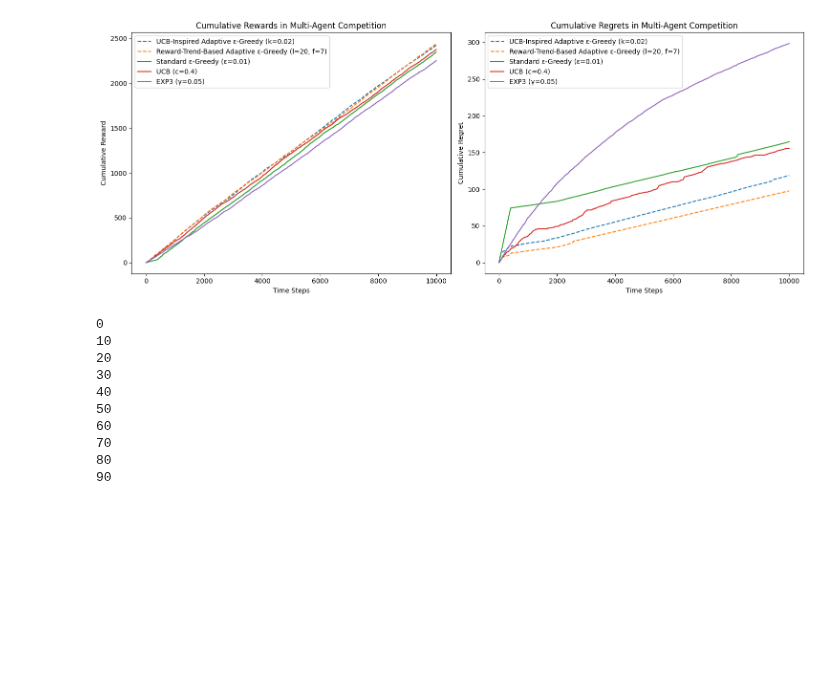
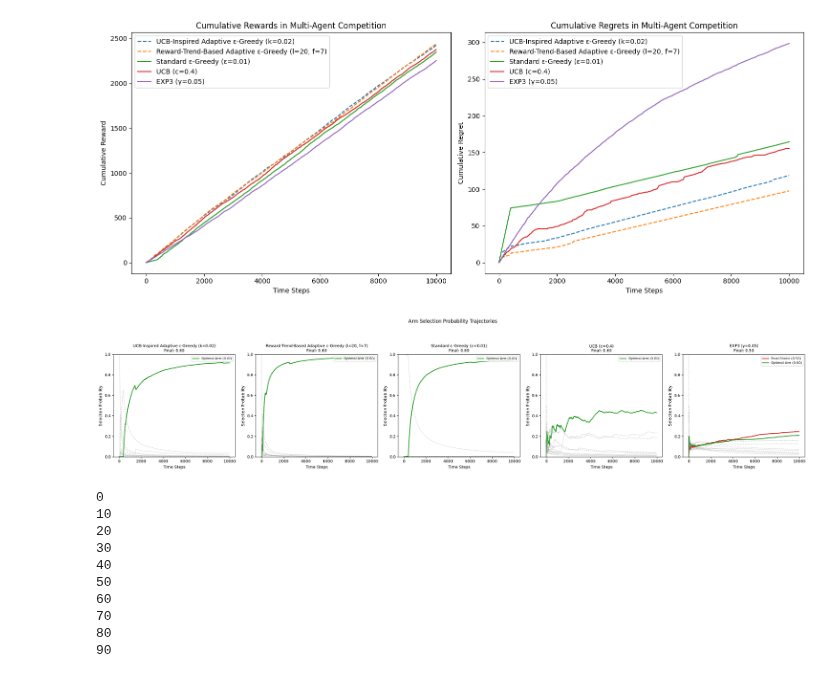
Before and after one commit to jessie-1001/RS-PROJECT, a Jupyter notebook: New_Algorithm_in_OTC.ipynb, the cells around one changed output. Saved outputs shown, nothing was run; the diff lists cells and outputs as text; code cells hidden in the pictures; blank space fills up the shorter version.

```diff
--- a/New_Algorithm_in_OTC.ipynb
+++ b/New_Algorithm_in_OTC.ipynb
@@ -954,6 +954,84 @@ plt.tight_layout()
 plt.show()
 # %% [output]
 [figure]
+# %%
+# ==========================
+# Visualization: Arm Selection Probability (Float-Compatible)
+# ==========================
+plt.figure(figsize=(25, 5))
+
+# Calculate optimal arm once
+expected_rewards = [s * env.get_execution_prob(s) for s in spreads]
+optimal_arm = np.argmax(expected_rewards)
+
+# Get algorithm labels from agent_tuples
+algo_labels = [agent['label'] for agent in agent_configs]  # Extract algorithm names
+
+# Convert float spread values to arm indices
+tolerance = 1e-6  # For floating point comparisons
+arm_indices = np.zeros_like(spread_history, dtype=int)
+for i, spread in enumerate(spreads):
+    arm_indices[np.isclose(spread_history, spread, atol=tolerance)] = i
+
+# Create subplots based on number of algorithms
+num_algorithms = spread_history.shape[1]  # Assuming shape (num_steps, num_algorithms)
+for idx in range(num_algorithms):
+    plt.subplot(1, num_algorithms, idx+1)
+
+    # Get this algorithm's arm selections
+    algorithm_choices = arm_indices[:, idx]  # Get column for this algorithm
+    final_arm = np.bincount(algorithm_choices).argmax()
+    is_suboptimal = (final_arm != optimal_arm)
+
+    # Convert to probability trajectories
+    prob_curves = []
+    handles, labels = [], []
+
+    for arm_idx in range(num_arms):
+        is_selected = (algorithm_choices == arm_idx).astype(float)
+        cum_prob = np.cumsum(is_selected) / (np.arange(len(algorithm_choices)) + 1)
+        prob_curves.append(cum_prob)
+
+    # Plot with legend tracking
+    for arm_idx, curve in enumerate(prob_curves):
+        color = 'gray'
+        alpha = 0.4
+        ls = '--'
+        lw = 1
+        legend_label = None
+
+        if arm_idx == optimal_arm:
+            color = '#2ca02c'
+            alpha = 1
+            ls = '-'
+            lw = 2
+            legend_label = f'Optimal Arm ({spreads[optimal_arm]:.2f})'
+        elif arm_idx == final_arm and is_suboptimal:
+            color = '#d62728'
+            alpha = 1
+            ls = '-'
+            lw = 2
+            legend_label = f'Final Choice ({spreads[final_arm]:.2f})'
+
+        line = plt.plot(curve, lw=lw, color=color,
+                       linestyle=ls, alpha=alpha)
+
+        if legend_label:
+            handles.append(line[0])
+            labels.append(legend_label)
+
+    plt.title(f"{algo_labels[idx]}\nFinal: {spreads[final_arm]:.2f}", fontsize=10)
+    plt.xlabel('Time Steps')
+    plt.ylabel('Selection Probability')
+    plt.ylim(0, 1)
+    if handles:
+        plt.legend(handles, labels, loc='upper right', fontsize=8)
+
+plt.suptitle('Arm Selection Probability Trajectories', y=1.08)
+plt.tight_layout()
+plt.show()
+# %% [output]
+[figure, added]
 # %%
 # ==========================
 # k Optimization Experiment
```
